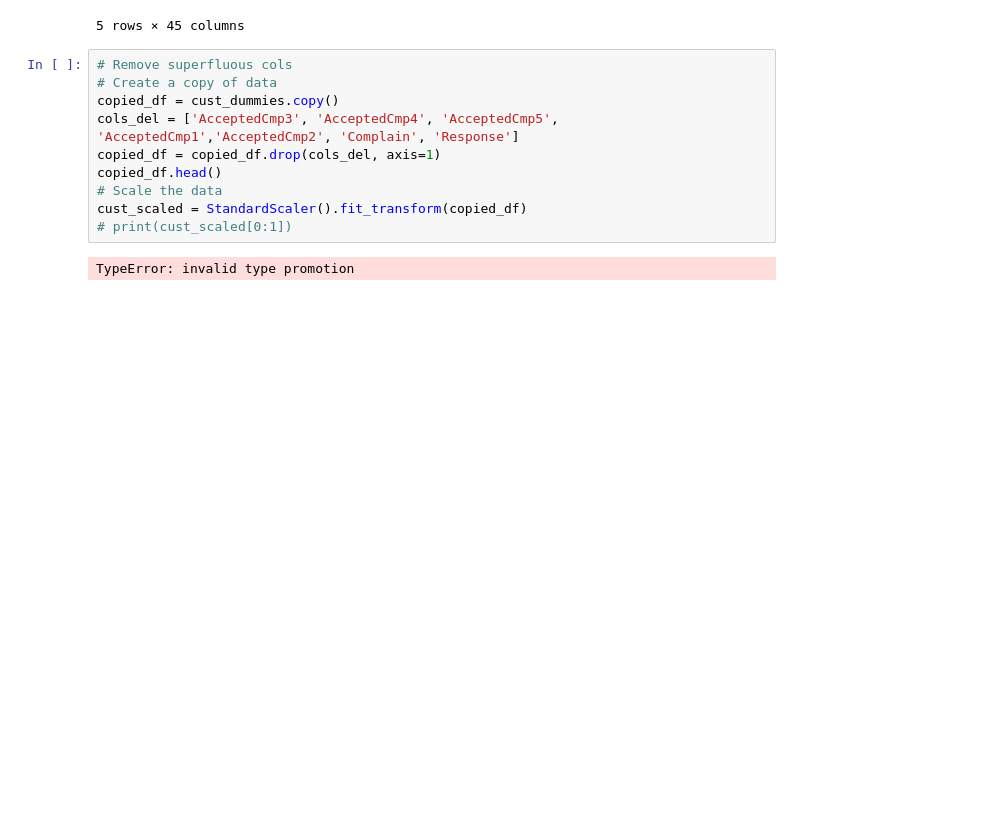
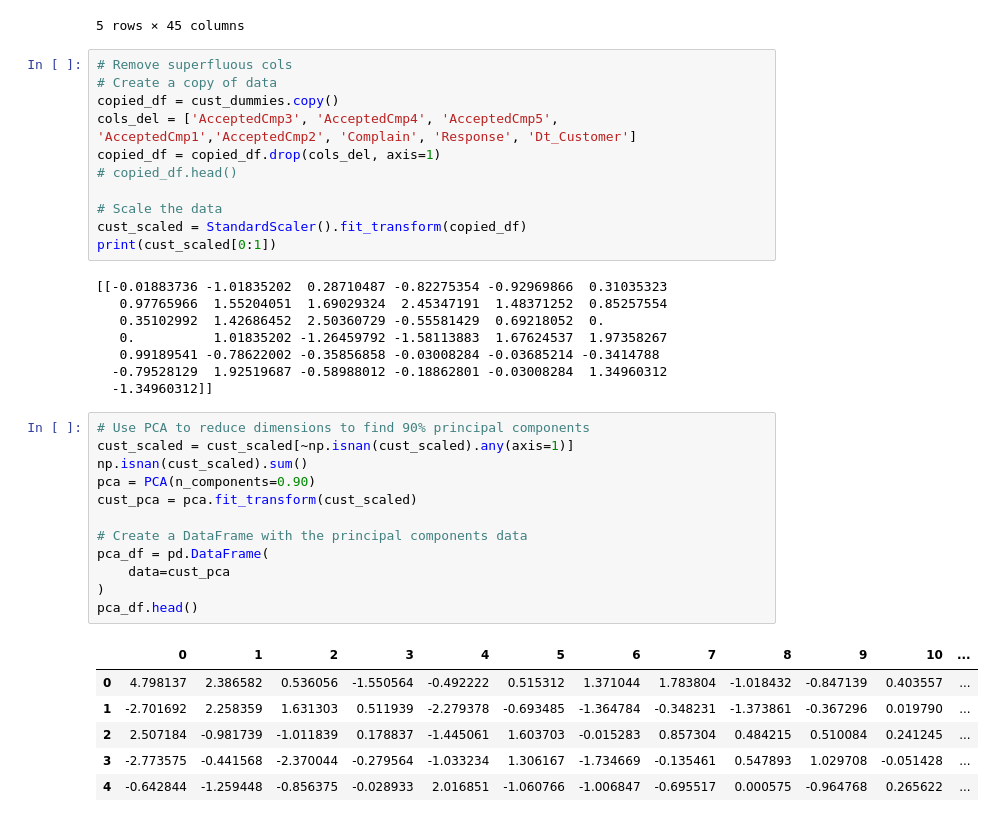
Before and after one commit to mehdirahman007/ml-masters, a Jupyter notebook: CustomerSegmentation.ipynb, the cells around one changed output. Cells and saved outputs as stored; diff of their text form; blank space fills up the shorter version.

```diff
--- a/CustomerSegmentation.ipynb
+++ b/CustomerSegmentation.ipynb
@@ -210,11 +211,37 @@ cust_dummies.head()
 # Remove superfluous cols
 # Create a copy of data
 copied_df = cust_dummies.copy()
-cols_del = ['AcceptedCmp3', 'AcceptedCmp4', 'AcceptedCmp5', 'AcceptedCmp1','AcceptedCmp2', 'Complain', 'Response']
+cols_del = ['AcceptedCmp3', 'AcceptedCmp4', 'AcceptedCmp5', 'AcceptedCmp1','AcceptedCmp2', 'Complain', 'Response', 'Dt_Customer']
 copied_df = copied_df.drop(cols_del, axis=1)
-copied_df.head()
+# copied_df.head()
+
 # Scale the data
 cust_scaled = StandardScaler().fit_transform(copied_df)
-# print(cust_scaled[0:1])
+print(cust_scaled[0:1])
 # %% [output]
-TypeError: invalid type promotion
+[[-0.01883736 -1.01835202  0.28710487 -0.82275354 -0.92969866  0.31035323
+   0.97765966  1.55204051  1.69029324  2.45347191  1.48371252  0.85257554
+   0.35102992  1.42686452  2.50360729 -0.55581429  0.69218052  0.
+   0.          1.01835202 -1.26459792 -1.58113883  1.67624537  1.97358267
+   0.99189541 -0.78622002 -0.35856858 -0.03008284 -0.03685214 -0.3414788
+  -0.79528129  1.92519687 -0.58988012 -0.18862801 -0.03008284  1.34960312
+  -1.34960312]]
+# %%
+# Use PCA to reduce dimensions to find 90% principal components
+cust_scaled = cust_scaled[~np.isnan(cust_scaled).any(axis=1)]
+np.isnan(cust_scaled).sum()
+pca = PCA(n_components=0.90)
+cust_pca = pca.fit_transform(cust_scaled)
+
+# Create a DataFrame with the principal components data
+pca_df = pd.DataFrame(
+    data=cust_pca
+)
+pca_df.head()
+# %% [output]
+|  | 0 | 1 | 2 | 3 | 4 | 5 | 6 | 7 | 8 | 9 | 10 | ... |
+| 0 | 4.798137 | 2.386582 | 0.536056 | -1.550564 | -0.492222 | 0.515312 | 1.371044 | 1.783804 | -1.018432 | -0.847139 | 0.403557 | ... |
+| 1 | -2.701692 | 2.258359 | 1.631303 | 0.511939 | -2.279378 | -0.693485 | -1.364784 | -0.348231 | -1.373861 | -0.367296 | 0.019790 | ... |
+| 2 | 2.507184 | -0.981739 | -1.011839 | 0.178837 | -1.445061 | 1.603703 | -0.015283 | 0.857304 | 0.484215 | 0.510084 | 0.241245 | ... |
+| 3 | -2.773575 | -0.441568 | -2.370044 | -0.279564 | -1.033234 | 1.306167 | -1.734669 | -0.135461 | 0.547893 | 1.029708 | -0.051428 | ... |
+| 4 | -0.642844 | -1.259448 | -0.856375 | -0.028933 | 2.016851 | -1.060766 | -1.006847 | -0.695517 | 0.000575 | -0.964768 | 0.265622 | ... |
```
Also changed, not shown: parts of 5 cells of this notebook.
